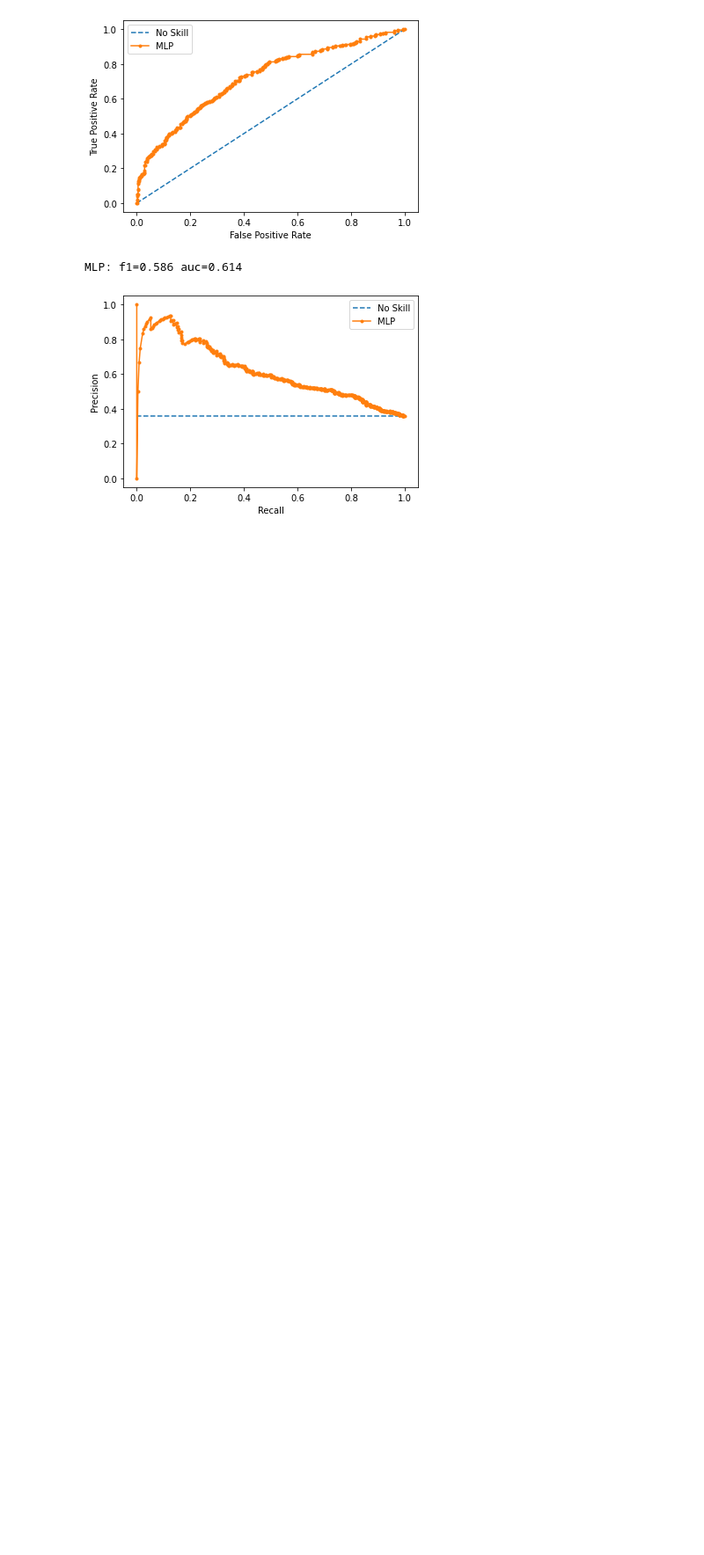
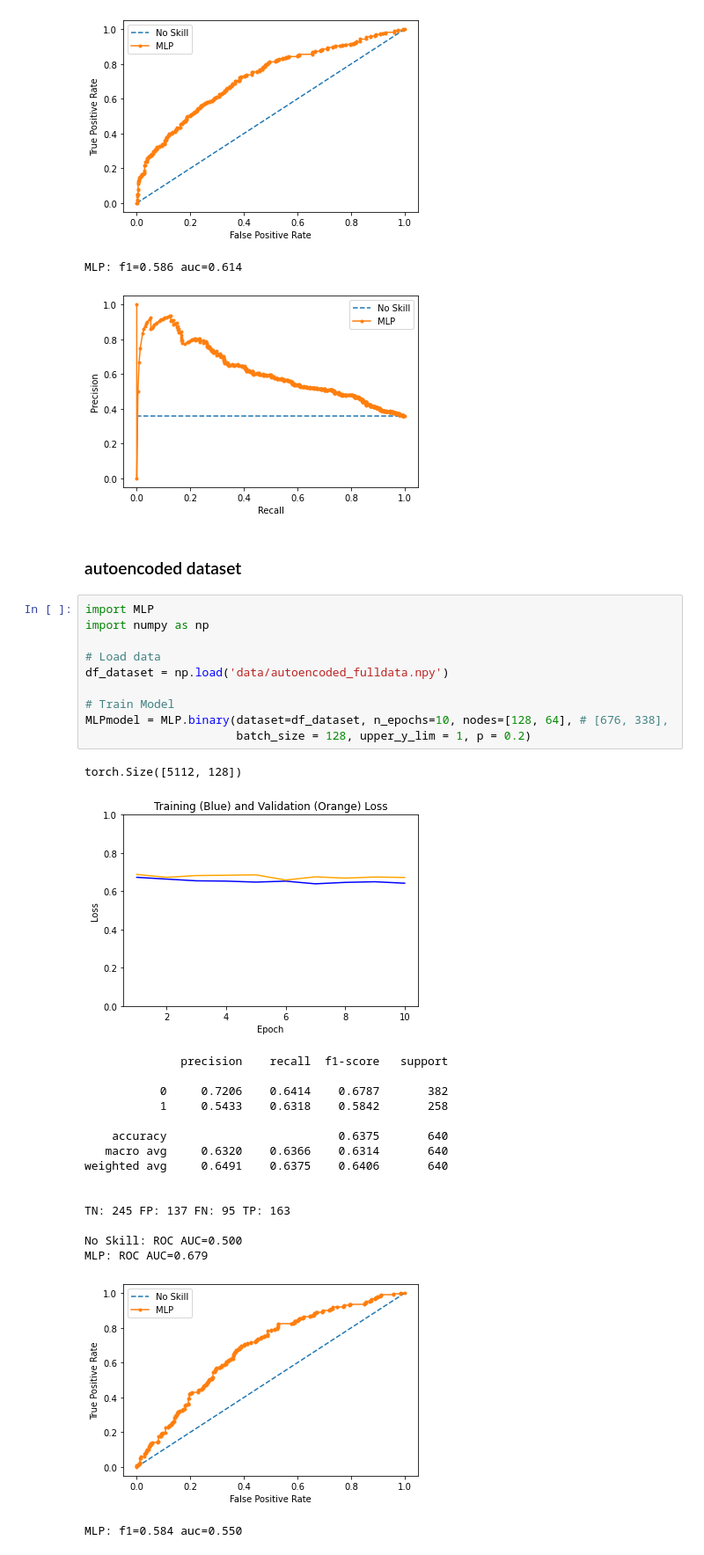
Before and after one commit to The-Electric-Moccasins/resistance-prediction, a Jupyter notebook: main.ipynb, the cells around one changed output. Shown at 88% size. Cells and saved outputs as stored; diff of their text form; blank space fills up the shorter version.

```diff
--- a/main.ipynb
+++ b/main.ipynb
@@ -50,3 +70,34 @@ MLP: ROC AUC=0.720
 [figure]
 MLP: f1=0.586 auc=0.614
 [figure]
+# %% [markdown]
+### autoencoded dataset
+# %%
+import MLP
+import numpy as np
+
+# Load data
+df_dataset = np.load('data/autoencoded_fulldata.npy')
+
+# Train Model
+MLPmodel = MLP.binary(dataset=df_dataset, n_epochs=10, nodes=[128, 64], # [676, 338],
+                      batch_size = 128, upper_y_lim = 1, p = 0.2)
+# %% [output]
+torch.Size([5112, 128])
+[figure, added]
+              precision    recall  f1-score   support
+
+           0     0.7206    0.6414    0.6787       382
+           1     0.5433    0.6318    0.5842       258
+
+    accuracy                         0.6375       640
+   macro avg     0.6320    0.6366    0.6314       640
+weighted avg     0.6491    0.6375    0.6406       640
+
+
+TN: 245 FP: 137 FN: 95 TP: 163
+
+No Skill: ROC AUC=0.500
+MLP: ROC AUC=0.679
+[figure, added]
+MLP: f1=0.584 auc=0.550
```
Also changed, not shown: parts of 3 cells of this notebook, 3 other files.
